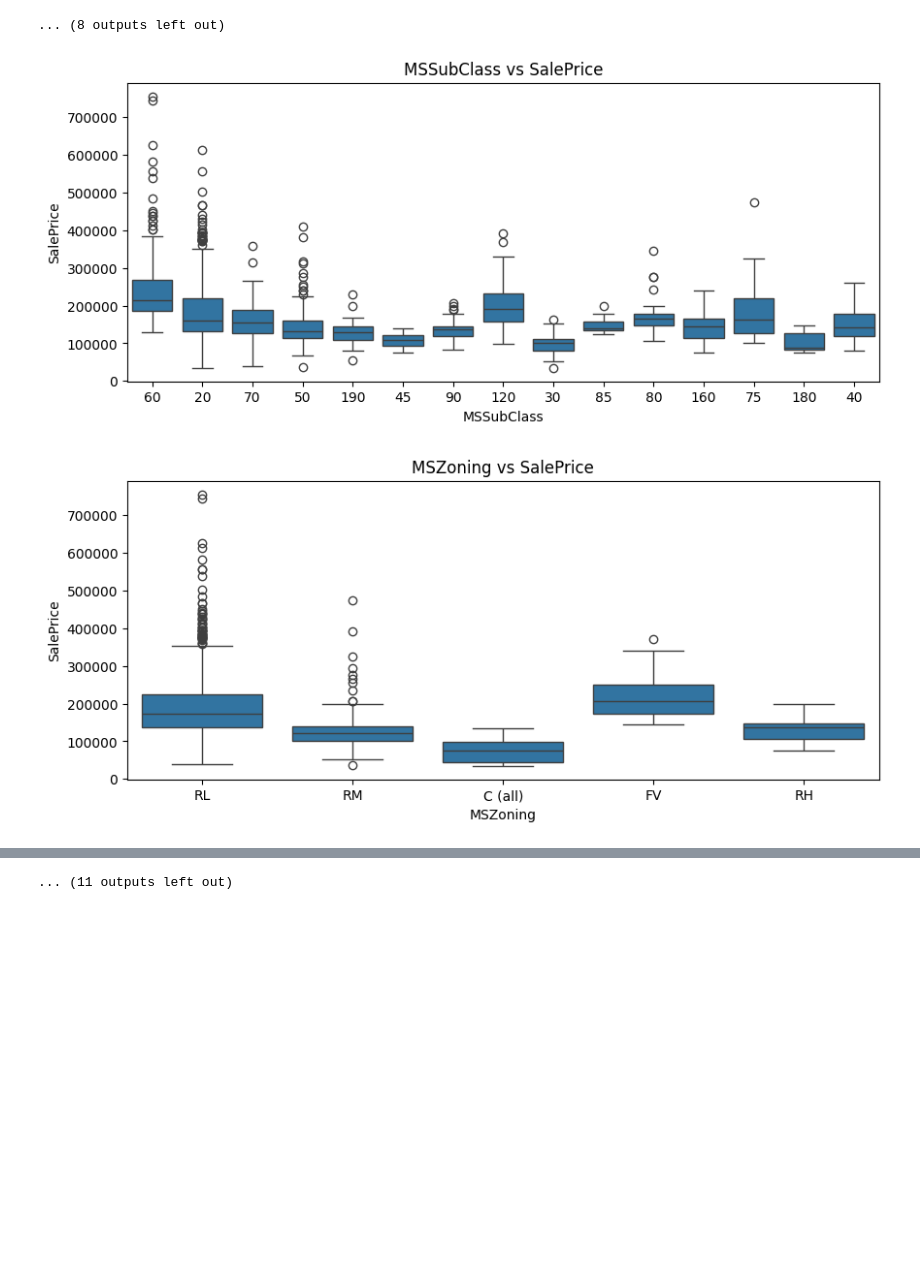
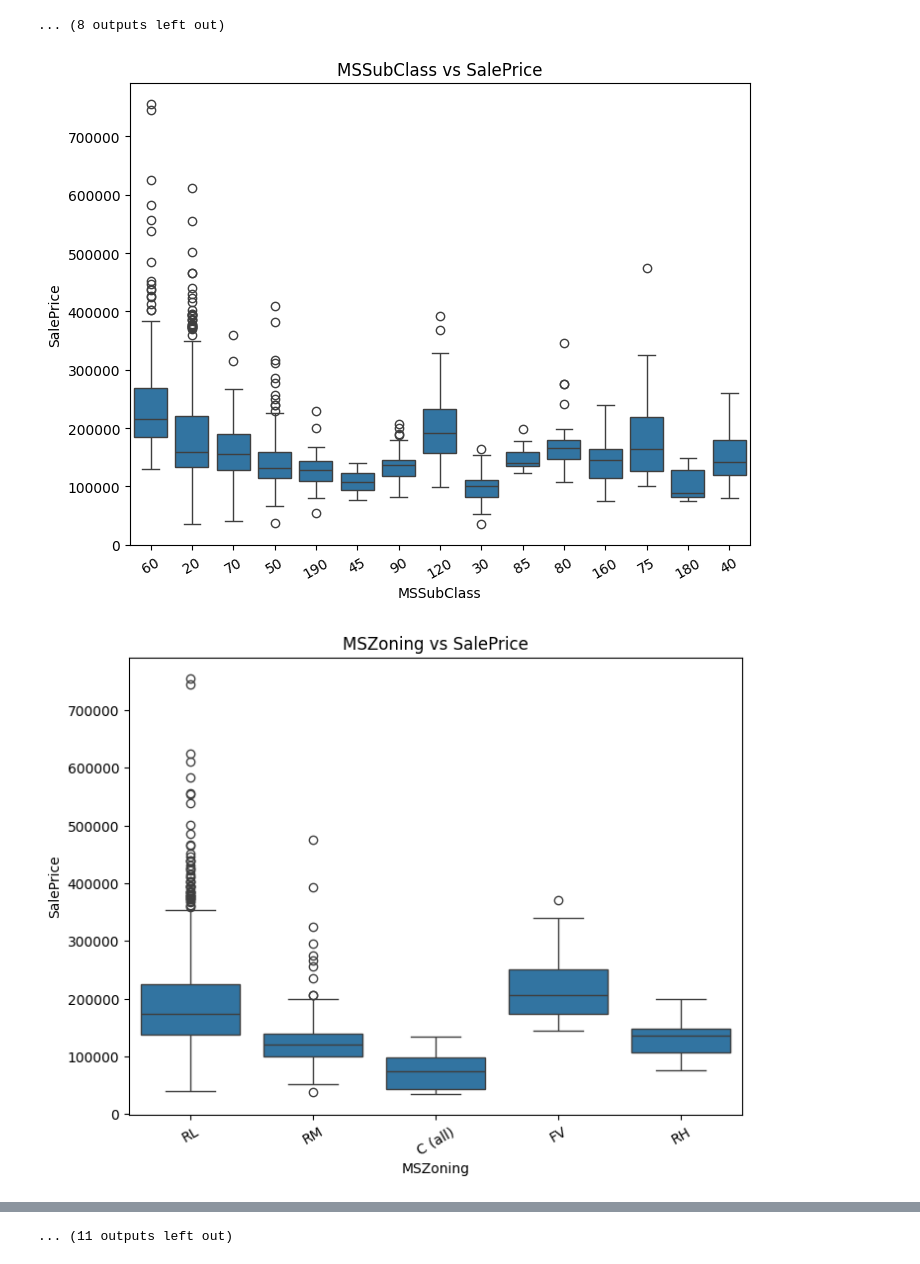
Before and after one commit to benaytms/house_prices_pred, a Jupyter notebook: main.ipynb, the cells around one changed output, grey strips where cells are left out. Saved outputs shown, nothing was run; the diff lists cells and outputs as text; code cells hidden in the pictures; blank space fills up the shorter version.

```diff
--- a/main.ipynb
+++ b/main.ipynb
@@ -432,10 +432,11 @@ for col in encoding_feats['Ordinal']:
 ... (8 outputs left out)
 # %%
 for col in encoding_feats['Nominal']:
-    plt.figure(figsize=(10, 4))
+    plt.figure(figsize=(8, 6))
     sns.boxplot(x=df[col], y=df['SalePrice'])  # Use original categories
+    plt.xticks(rotation=30)
     plt.title(f'{col} vs SalePrice')
     plt.show()
 # %% [output]
-[figure, old version]
+[figure, new version]
-[figure, old version]
+[figure, new version]
```
Also changed, not shown: parts of 11 cells of this notebook.
